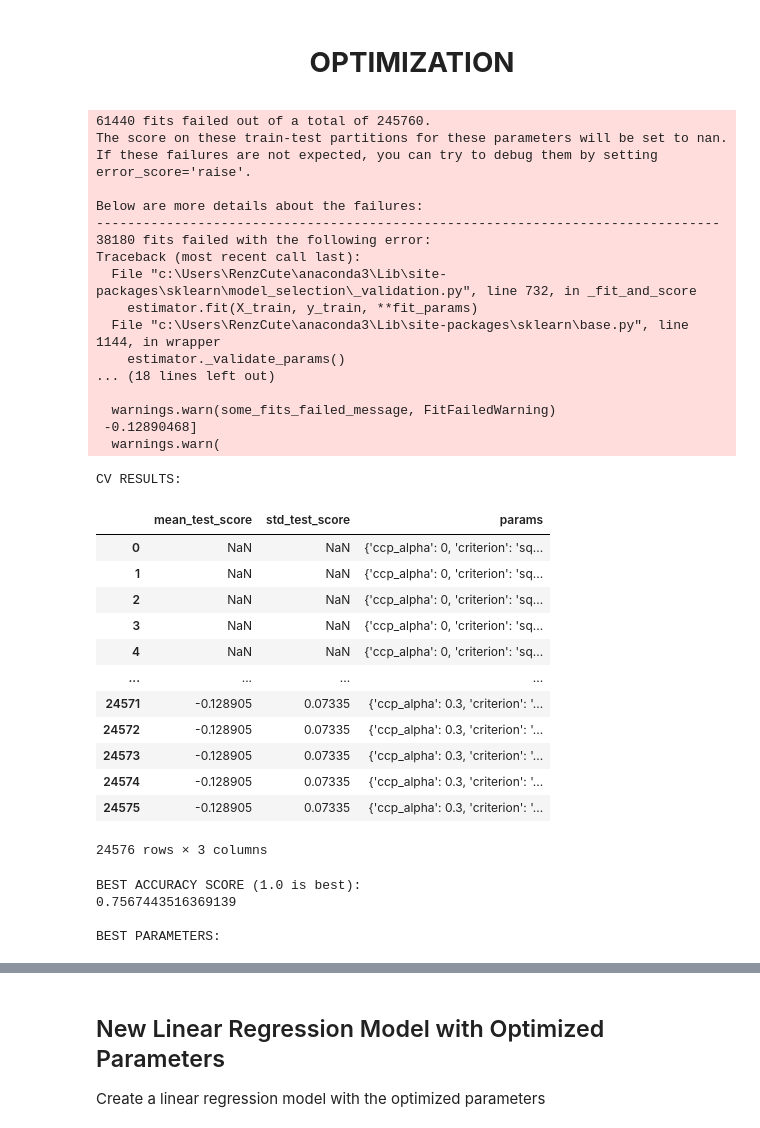
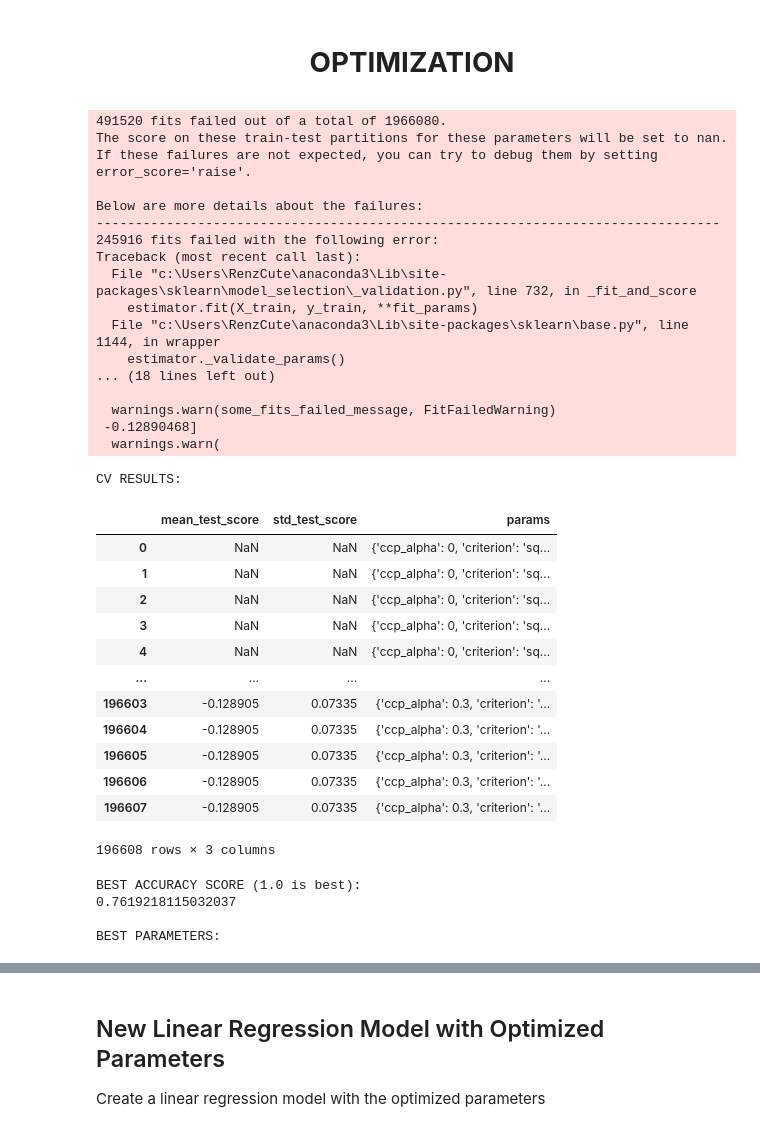
Before and after one commit to RenzVillegas24/JupyterML, a Jupyter notebook: 24.01.10_Activity_1/Group 11_Decision Tree Regression.ipynb, the cells around one changed output, grey strips where cells are left out. Cells and saved outputs as stored; diff of their text form; code cells hidden in the pictures.

```diff
--- a/24.01.10_Activity_1/Group 11_Decision Tree Regression.ipynb
+++ b/24.01.10_Activity_1/Group 11_Decision Tree Regression.ipynb
@@ -639,16 +639,16 @@ from sklearn.model_selection import GridSearchCV
 parameters = {
     'criterion': ['squared_error', 'friedman_mse', 'absolute_error'],
     'splitter': ['best', 'random'],
-    'max_depth': [None, 2, 4, 6],
-    'min_samples_split': [2, 4, 6, 8],
-    'min_samples_leaf': [1, 2, 3, 4],
-    'max_features': ['auto', 'sqrt', 'log2', None],
-    'max_leaf_nodes': [None, 2, 4, 6],
-    'ccp_alpha': [0, 0.1, 0.2, 0.3],
+    'max_depth': [None, 2, 4],
+    'min_samples_split': [4, 6, 8],
+    'min_samples_leaf': [0, 1, 2],
+    'max_features': ['sqrt', 'log2', None],
+    'max_leaf_nodes': [None, 2, 4],
+    'ccp_alpha': [0, 0.1, 0.2],
 
-    # 'min_weight_fraction_leaf': [0, 0.1, 0.2, 0.3],
-    # 'random_state': [None, 2, 4, 6],
-    # 'max_impurity_decrease': [0, 0.1, 0.2, 0.3],
+    'min_weight_fraction_leaf': [0, 0.1],
+    'random_state': [2, 4, 6],
+    'min_impurity_decrease': [0, 0.1],
 }
 
 # Create GridSearchCV object
@@ -666,42 +666,42 @@ display(pd.DataFrame(sel_grid_search.cv_results_)[['mean_test_score', 'std_test_
 
 color = "\033[92m" if sel_grid_search.best_score_ > 0.5 else "\033[91m"
 print(f"BEST ACCURACY SCORE (1.0 is best): \n\033[1m{color}{sel_grid_search.best_score_}\033[0m\n")
 
 print(f"BEST PARAMETERS:")
 display(pd.DataFrame(sel_grid_search.best_params_, index=[0]))
 # %% [output]
-61440 fits failed out of a total of 245760.
+491520 fits failed out of a total of 1966080.
 The score on these train-test partitions for these parameters will be set to nan.
 If these failures are not expected, you can try to debug them by setting error_score='raise'.
 
 Below are more details about the failures:
 --------------------------------------------------------------------------------
-38180 fits failed with the following error:
+245916 fits failed with the following error:
 Traceback (most recent call last):
   File "c:\Users\RenzCute\anaconda3\Lib\site-packages\sklearn\model_selection\_validation.py", line 732, in _fit_and_score
     estimator.fit(X_train, y_train, **fit_params)
   File "c:\Users\RenzCute\anaconda3\Lib\site-packages\sklearn\base.py", line 1144, in wrapper
     estimator._validate_params()
 ... (18 lines left out)
 
   warnings.warn(some_fits_failed_message, FitFailedWarning)
  -0.12890468]
   warnings.warn(
 CV RESULTS:
 |  | mean_test_score | std_test_score | params |
 | 0 | NaN | NaN | {'ccp_alpha': 0, 'criterion': 'sq... |
 | 1 | NaN | NaN | {'ccp_alpha': 0, 'criterion': 'sq... |
 | 2 | NaN | NaN | {'ccp_alpha': 0, 'criterion': 'sq... |
 | 3 | NaN | NaN | {'ccp_alpha': 0, 'criterion': 'sq... |
 | 4 | NaN | NaN | {'ccp_alpha': 0, 'criterion': 'sq... |
 | ... | ... | ... | ... |
-| 24571 | -0.128905 | 0.07335 | {'ccp_alpha': 0.3, 'criterion': '... |
-| 24572 | -0.128905 | 0.07335 | {'ccp_alpha': 0.3, 'criterion': '... |
-| 24573 | -0.128905 | 0.07335 | {'ccp_alpha': 0.3, 'criterion': '... |
-| 24574 | -0.128905 | 0.07335 | {'ccp_alpha': 0.3, 'criterion': '... |
-| 24575 | -0.128905 | 0.07335 | {'ccp_alpha': 0.3, 'criterion': '... |
+| 196603 | -0.128905 | 0.07335 | {'ccp_alpha': 0.3, 'criterion': '... |
+| 196604 | -0.128905 | 0.07335 | {'ccp_alpha': 0.3, 'criterion': '... |
+| 196605 | -0.128905 | 0.07335 | {'ccp_alpha': 0.3, 'criterion': '... |
+| 196606 | -0.128905 | 0.07335 | {'ccp_alpha': 0.3, 'criterion': '... |
+| 196607 | -0.128905 | 0.07335 | {'ccp_alpha': 0.3, 'criterion': '... |
-24576 rows × 3 columns
+196608 rows × 3 columns
 BEST ACCURACY SCORE (1.0 is best):
-0.7567443516369139
+0.7619218115032037
 
 BEST PARAMETERS:
```
Also changed, not shown: parts of 1 cell of this notebook, 3 other files.
